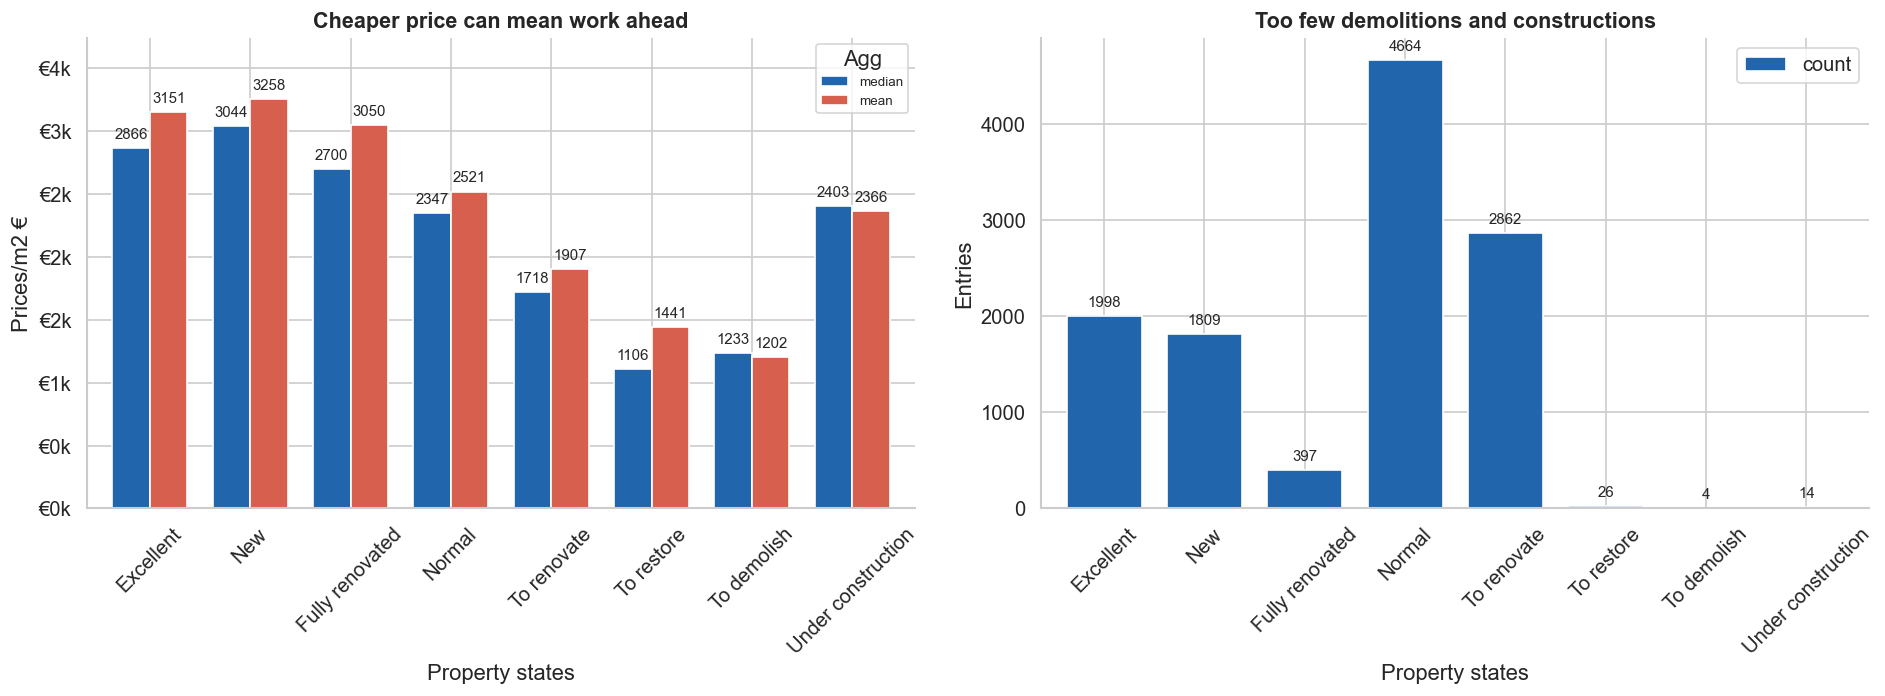
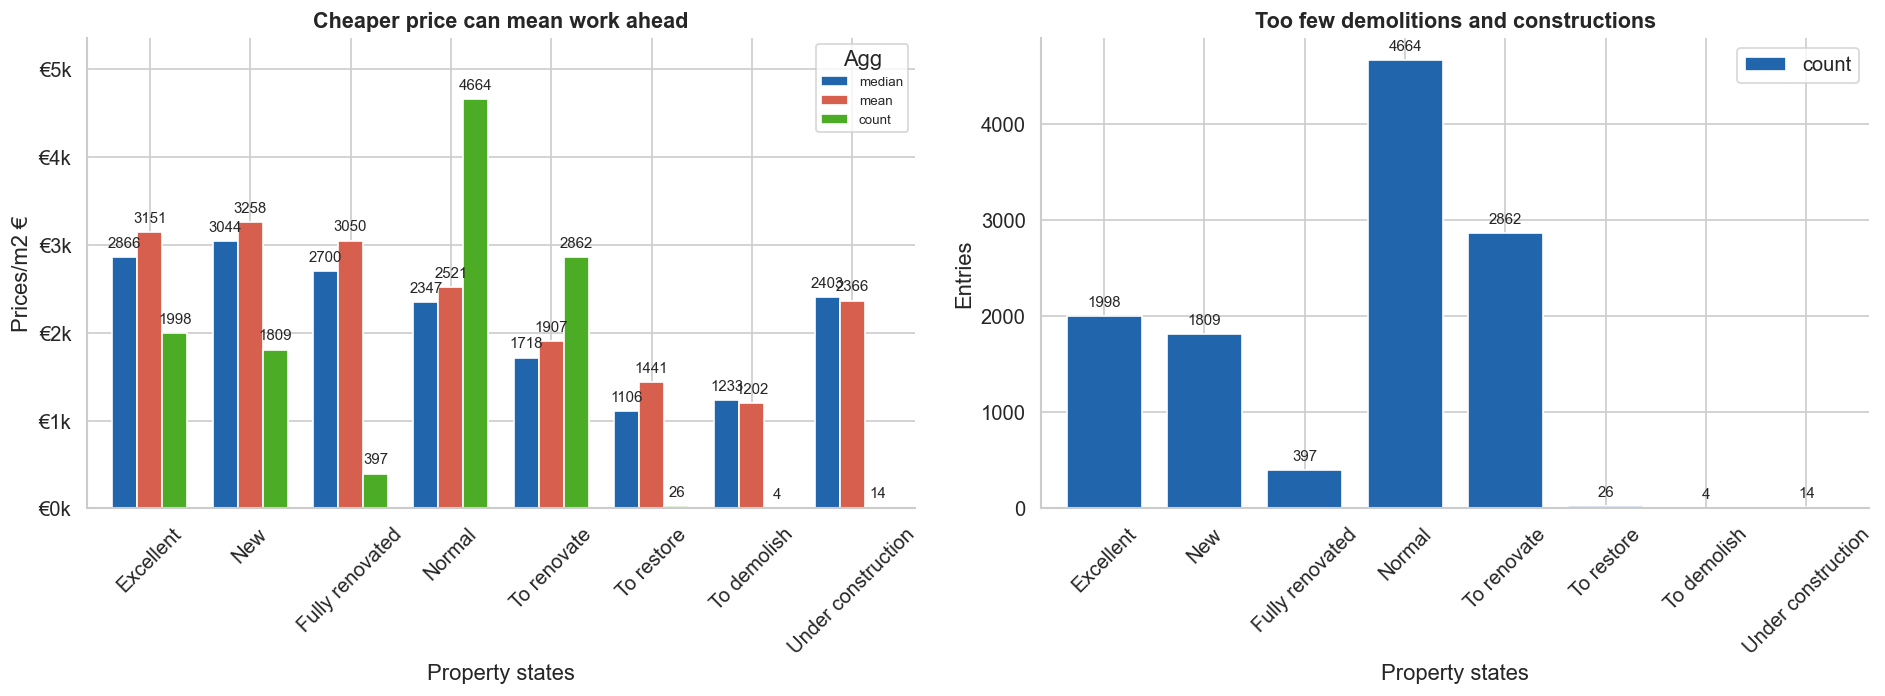
The notebook cell's code change between the first figure and the second:
--- before
+++ after
@@ -4,5 +4,5 @@
 
 fig, axes = plt.subplots(1, 2, figsize=(16, 6))
-property_stateb[["median", "mean"]].plot(kind='bar', ax=axes[0], color=PALETTE, edgecolor='white', width=0.75, rot=45)
+property_stateb[["median", "mean", "count"]].plot(kind='bar', ax=axes[0], color=PALETTE, edgecolor='white', width=0.75, rot=45)
 
 axes[0].set_title('Cheaper price can mean work ahead')

Commit: Better graph for property states